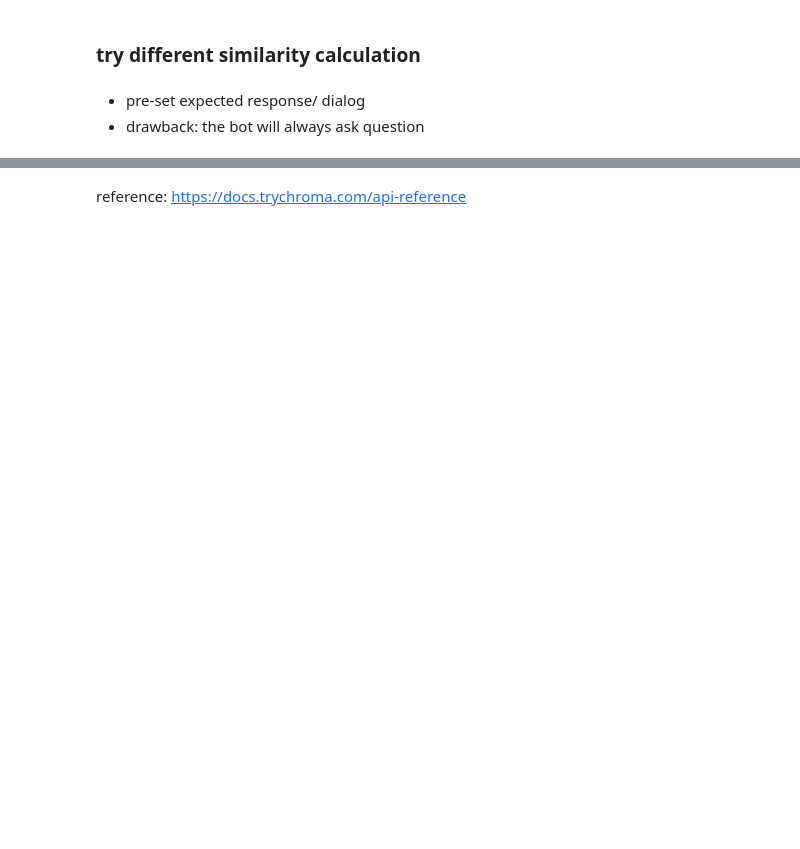
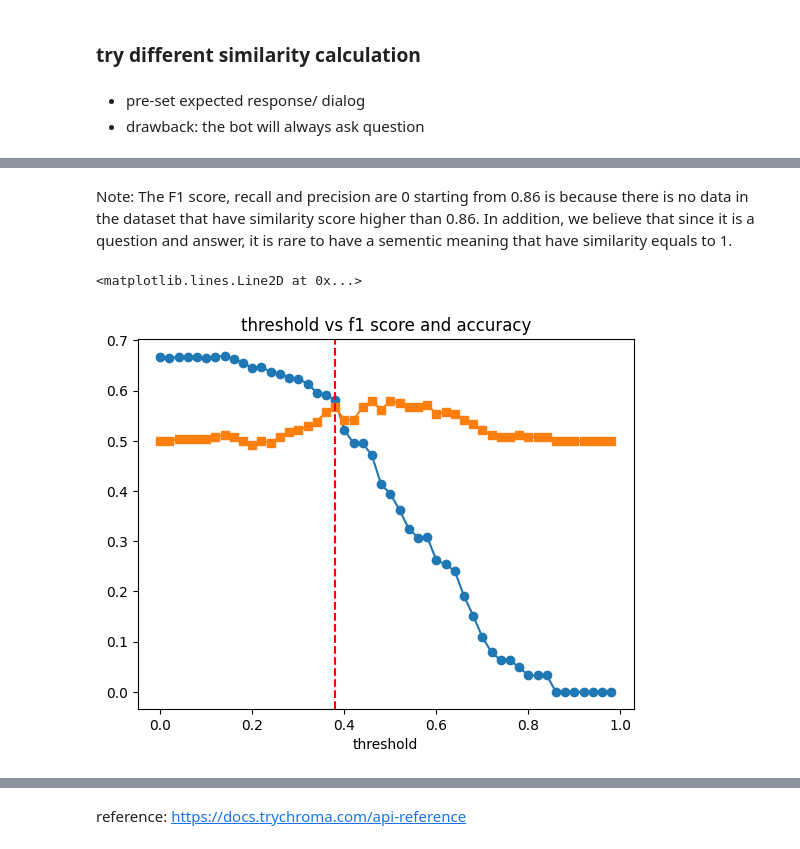
Before and after one commit to team-langbot/content-classification, a Jupyter notebook: content_classification.ipynb, the cells around one changed output, grey strips where cells are left out. Saved outputs shown, nothing was run; the diff lists cells and outputs as text; code cells hidden in the pictures; blank space fills up the shorter version.

```diff
--- a/content_classification.ipynb
+++ b/content_classification.ipynb
@@ -120,0 +262,4 @@ print(util.pytorch_cos_sim(embeddings_1, embeddings_2))
+# %%
+y_test_pred_raw = df['similarity_score'].to_list()
+# %%
+y_test = df['label'].to_list()
@@ -120,0 +270,15 @@ print(util.pytorch_cos_sim(embeddings_1, embeddings_2))
+# %%
+def evaluation(y_test_pred_raw, y_test, threshold):
+  y_test_pred = [1 if i > threshold else 0 for i in y_test_pred_raw ]
+  f1_score_result = round(f1_score(y_test, y_test_pred), 3)
+  precision_score_result = round(precision_score(y_test, y_test_pred), 3)
+  accuracy_score_result = round(accuracy_score(y_test, y_test_pred),3)
+  recall_score_result =round(recall_score(y_test, y_test_pred),3)
+  return [threshold,f1_score_result, accuracy_score_result, precision_score_result,recall_score_result ]
+# %%
+final_result = []
+for i in range (0, 100,2):
+  threshold = i/100
+  final_result.append(evaluation(y_test_pred_raw, y_test, threshold))
+
+df1 = pd.DataFrame(final_result, columns= ['threshold','f1_score','accuracy', 'precision', 'recall'])
@@ -120,0 +305,15 @@ print(util.pytorch_cos_sim(embeddings_1, embeddings_2))
+# %% [markdown]
+Note: The F1 score, recall and precision are 0 starting from 0.86 is because there is no data in the dataset that have similarity score higher than 0.86. In addition, we believe that since it is a question and answer, it is rare to have a sementic meaning that have similarity equals to 1.
+# %%
+import matplotlib.pyplot as plt
+plt.plot(df1['threshold'], df1['f1_score'],label='f1', marker='o')
+plt.plot(df1['threshold'], df1['accuracy'], label='accuracy', marker='s')
+
+# Adding labels and title
+plt.xlabel('threshold')
+# plt.ylabel('f1 score')
+plt.title('threshold vs f1 score and accuracy')
+plt.axvline(x=0.38, color='red', linestyle='--', label='Vertical Line at x=3')
+# %% [output]
+<matplotlib.lines.Line2D at 0x...>
+[figure, added]
```
Also changed, not shown: parts of 71 cells of this notebook.
